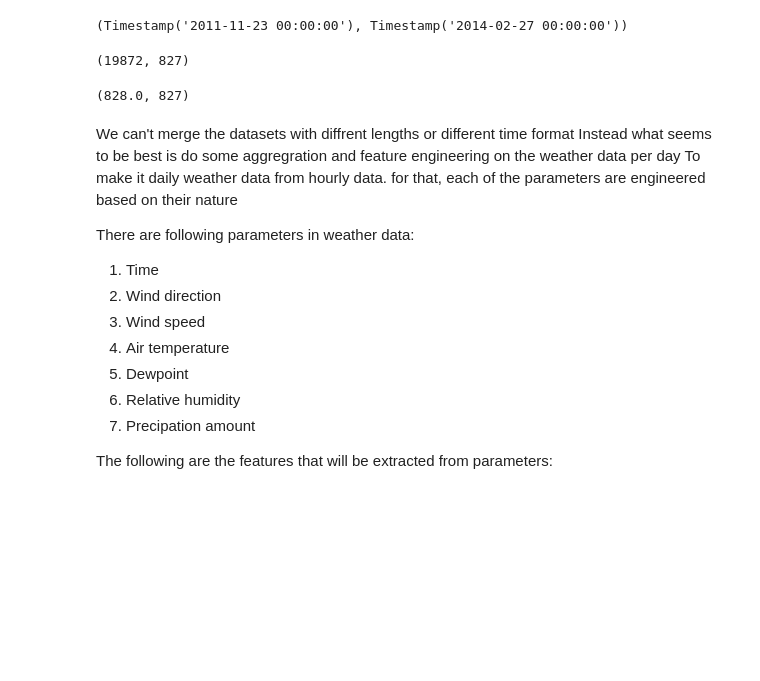
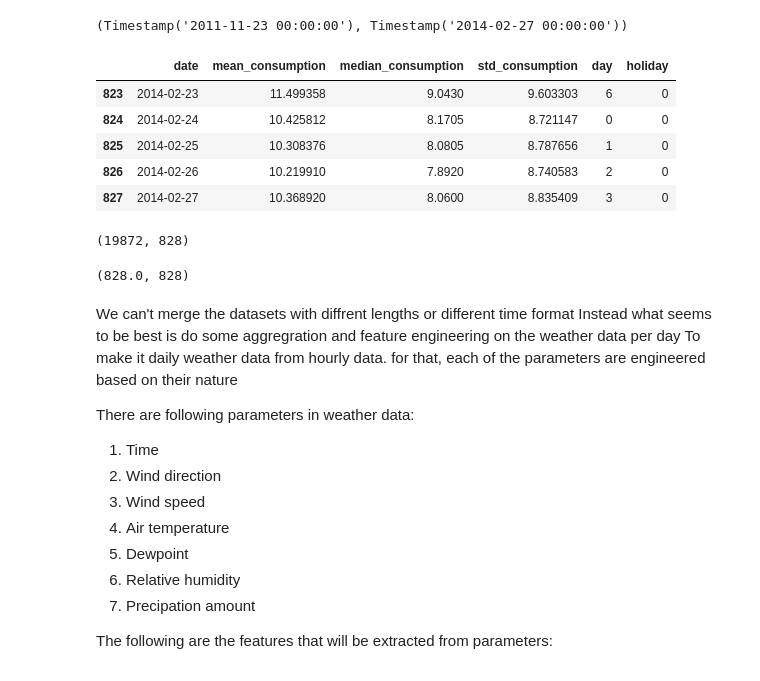
Before and after one commit to Bhattars1/london-energy-forecasting, a Jupyter notebook: notebooks/weather_time_energy_EDA.ipynb, the cells around one changed output. Saved outputs shown, nothing was run; the diff lists cells and outputs as text; code cells hidden in the pictures; blank space fills up the shorter version.

```diff
--- a/notebooks/weather_time_energy_EDA.ipynb
+++ b/notebooks/weather_time_energy_EDA.ipynb
@@ -37,18 +37,25 @@ min(weather_data['ob_time']), max(weather_data['ob_time'])
 min(energy_data['date']), max(energy_data['date'])
 # %% [output]
 (Timestamp('2011-11-23 00:00:00'), Timestamp('2014-02-27 00:00:00'))
-# %%
-energy_data= energy_data.iloc[:-1]
+# %%
+energy_data.tail()
+# %% [output]
+|  | date | mean_consumption | median_consumption | std_consumption | day | holiday |
+| 823 | 2014-02-23 | 11.499358 | 9.0430 | 9.603303 | 6 | 0 |
+| 824 | 2014-02-24 | 10.425812 | 8.1705 | 8.721147 | 0 | 0 |
+| 825 | 2014-02-25 | 10.308376 | 8.0805 | 8.787656 | 1 | 0 |
+| 826 | 2014-02-26 | 10.219910 | 7.8920 | 8.740583 | 2 | 0 |
+| 827 | 2014-02-27 | 10.368920 | 8.0600 | 8.835409 | 3 | 0 |
 # %%
 len(weather_data), len(energy_data)
 # %% [output]
-(19872, 827)
+(19872, 828)
 # %%
 # this length difference is because the weather data consits of data points of every hours
 # So if we divide the length of weather data by 24 then, the dataset length must be equal
 len(weather_data)/24, len(energy_data)
 # %% [output]
-(828.0, 827)
+(828.0, 828)
 # %% [markdown]
 We can't merge the datasets with diffrent lengths or different time format
 Instead what seems to be best is do some aggregration and feature engineering on the weather data per day
```
Also changed, not shown: parts of 1 cell of this notebook, 8 other files.
